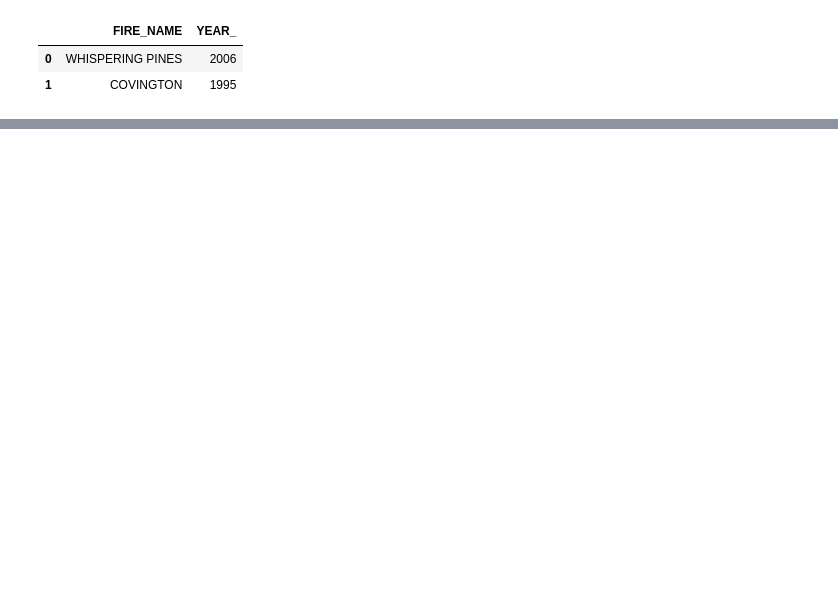
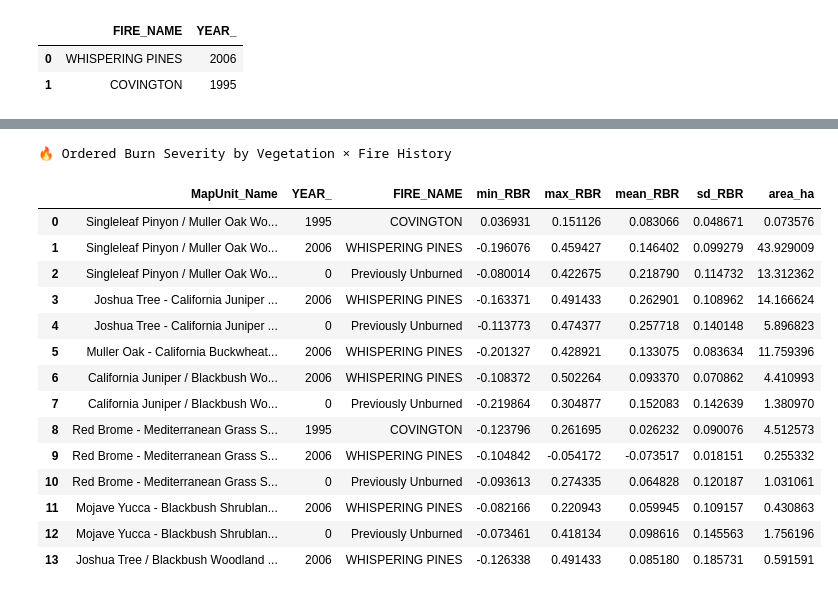
Before and after one commit to SchmidtDSE/eureka_fire_eda, a Jupyter notebook: eureka_fire_veg_analysis.ipynb, the cells around one changed output, grey strips where cells are left out. Cells and saved outputs as stored; diff of their text form; code cells hidden in the pictures; blank space fills up the shorter version.

```diff
--- a/eureka_fire_veg_analysis.ipynb
+++ b/eureka_fire_veg_analysis.ipynb
@@ -308,0 +529,54 @@ Processing complete. Outputs saved as 'veg_burned_output.gpkg' and 'veg_burned_s
+# %%
+
+# Your desired vegetation order
+ordered_veg = [
+    "Singleleaf Pinyon / Muller Oak Woodland Association",
+    "Joshua Tree - California Juniper / Nevada Ephedra Woodland Association",
+    "Muller Oak - California Buckwheat - Narrowleaf Goldenbush Shrubland Association",
+    "California Juniper / Blackbush Woodland Association",
+    "Red Brome - Mediterranean Grass Semi-Natural Herbaceous Stands",
+    "Mojave Yucca - Blackbush Shrubland Association",
+    "Joshua Tree / Blackbush Woodland Association"
+]
+
+# If you want to control the order of FIRE_NAME too:
+ordered_fire = ["COVINGTON", "WHISPERING PINES", "Previously Unburned"]
+
+# Cast both columns to ordered categoricals
+full_veg_hist["MapUnit_Name"] = pd.Categorical(
+    full_veg_hist["MapUnit_Name"],
+    categories=ordered_veg,
+    ordered=True
+)
+full_veg_hist["FIRE_NAME"] = pd.Categorical(
+    full_veg_hist["FIRE_NAME"],
+    categories=ordered_fire,
+    ordered=True
+)
+
+# Sort by veg then by fire
+full_veg_hist = (
+    full_veg_hist
+    .sort_values(["MapUnit_Name", "FIRE_NAME"])
+    .reset_index(drop=True)
+)
+
+print("🔥 Ordered Burn Severity by Vegetation × Fire History")
+display(full_veg_hist)
+# %% [output]
+🔥 Ordered Burn Severity by Vegetation × Fire History
+|  | MapUnit_Name | YEAR_ | FIRE_NAME | min_RBR | max_RBR | mean_RBR | sd_RBR | area_ha |
+| 0 | Singleleaf Pinyon / Muller Oak Wo... | 1995 | COVINGTON | 0.036931 | 0.151126 | 0.083066 | 0.048671 | 0.073576 |
+| 1 | Singleleaf Pinyon / Muller Oak Wo... | 2006 | WHISPERING PINES | -0.196076 | 0.459427 | 0.146402 | 0.099279 | 43.929009 |
+| 2 | Singleleaf Pinyon / Muller Oak Wo... | 0 | Previously Unburned | -0.080014 | 0.422675 | 0.218790 | 0.114732 | 13.312362 |
+| 3 | Joshua Tree - California Juniper ... | 2006 | WHISPERING PINES | -0.163371 | 0.491433 | 0.262901 | 0.108962 | 14.166624 |
+| 4 | Joshua Tree - California Juniper ... | 0 | Previously Unburned | -0.113773 | 0.474377 | 0.257718 | 0.140148 | 5.896823 |
+| 5 | Muller Oak - California Buckwheat... | 2006 | WHISPERING PINES | -0.201327 | 0.428921 | 0.133075 | 0.083634 | 11.759396 |
+| 6 | California Juniper / Blackbush Wo... | 2006 | WHISPERING PINES | -0.108372 | 0.502264 | 0.093370 | 0.070862 | 4.410993 |
+| 7 | California Juniper / Blackbush Wo... | 0 | Previously Unburned | -0.219864 | 0.304877 | 0.152083 | 0.142639 | 1.380970 |
+| 8 | Red Brome - Mediterranean Grass S... | 1995 | COVINGTON | -0.123796 | 0.261695 | 0.026232 | 0.090076 | 4.512573 |
+| 9 | Red Brome - Mediterranean Grass S... | 2006 | WHISPERING PINES | -0.104842 | -0.054172 | -0.073517 | 0.018151 | 0.255332 |
+| 10 | Red Brome - Mediterranean Grass S... | 0 | Previously Unburned | -0.093613 | 0.274335 | 0.064828 | 0.120187 | 1.031061 |
+| 11 | Mojave Yucca - Blackbush Shrublan... | 2006 | WHISPERING PINES | -0.082166 | 0.220943 | 0.059945 | 0.109157 | 0.430863 |
+| 12 | Mojave Yucca - Blackbush Shrublan... | 0 | Previously Unburned | -0.073461 | 0.418134 | 0.098616 | 0.145563 | 1.756196 |
+| 13 | Joshua Tree / Blackbush Woodland ... | 2006 | WHISPERING PINES | -0.126338 | 0.491433 | 0.085180 | 0.185731 | 0.591591 |
```
Also changed, not shown: parts of 21 cells of this notebook, 1 other file.
